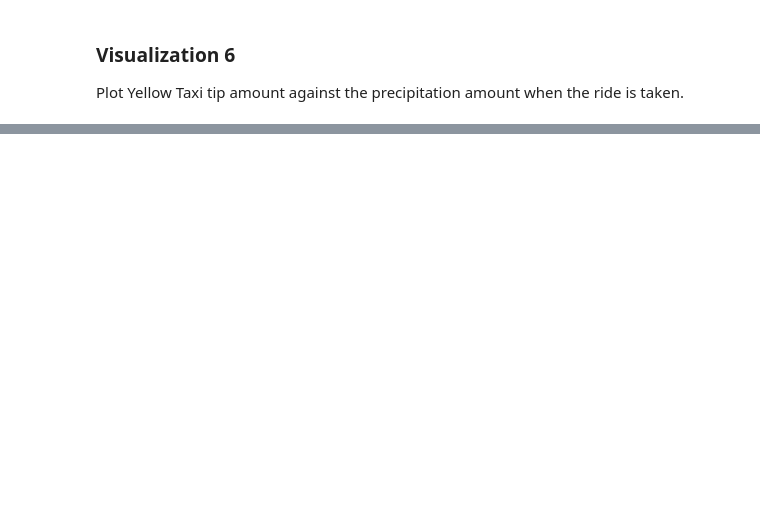
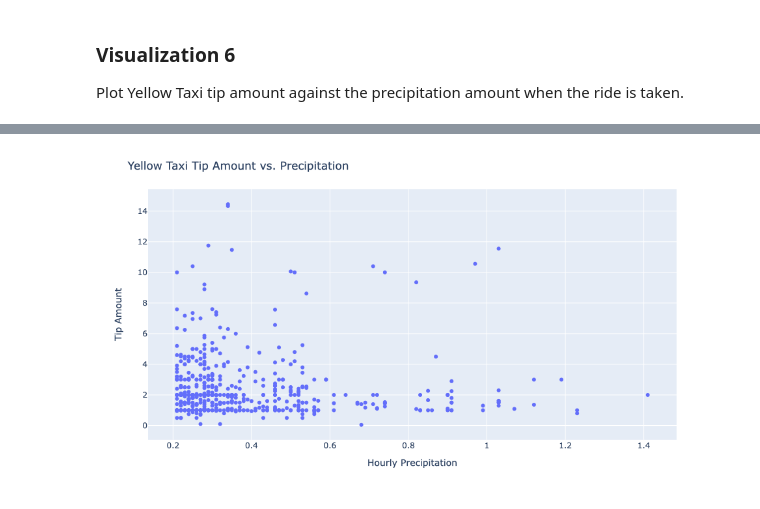
Before and after one commit to Yuchen-Duan/hired-rides-nyc-analysis, a Jupyter notebook: hired-rides-nyc-analysis.ipynb, the cells around one changed output, grey strips where cells are left out. Drawn from its saved outputs; the diff is of its cells as text; code cells hidden in the pictures; blank space fills up the shorter version.

Commit message:
Test image

```diff
--- a/hired-rides-nyc-analysis.ipynb
+++ b/hired-rides-nyc-analysis.ipynb
@@ -1451,6 +1451,10 @@ def get_tip_vs_precipitation_df():
 # %%
 tip_vs_precipitation_df = get_tip_vs_precipitation_df()
 plot_tip_vs_precipitation(tip_vs_precipitation_df)
+
+# Fix the Ploty diagram not display in Github
+Image(filename="plot6.png")
 # %% [output]
 [interactive output not drawn]
+[figure, added]
 [interactive output not drawn]
```
Also changed, not shown: parts of 1 cell of this notebook.
